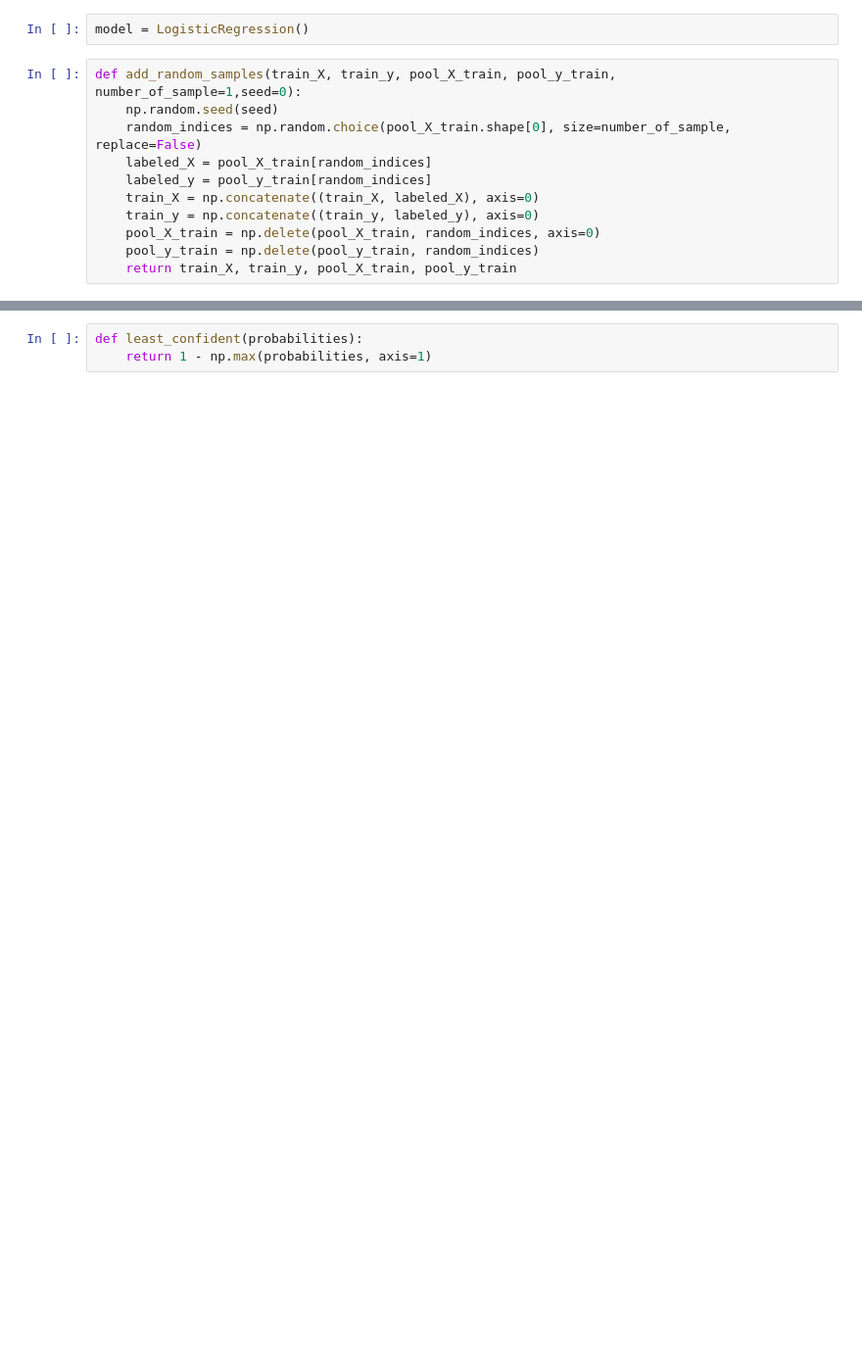
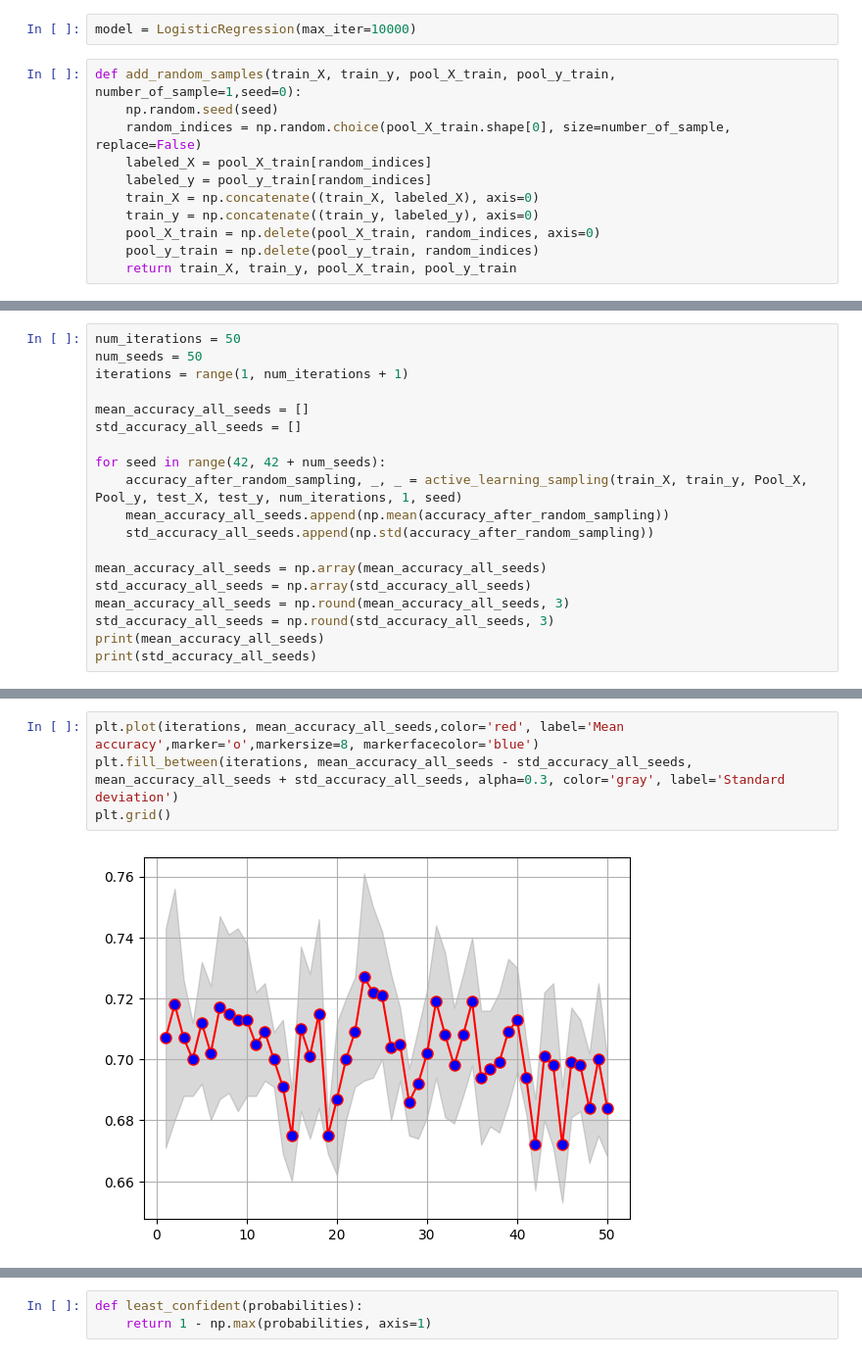
Before and after one commit to rishabh-mondal/active-learning, a Jupyter notebook: aL_mnist.ipynb, the cells around one changed output, grey strips where cells are left out. Shown at 98% size. Drawn from its saved outputs; the diff is of its cells as text; blank space fills up the shorter version.

```diff
--- a/aL_mnist.ipynb
+++ b/aL_mnist.ipynb
@@ -20,7 +21,7 @@ print(train_pool_X.shape, train_X.shape, test_X.shape, Pool_X.shape)
 # %% [output]
 (60000, 784) (50, 784) (10000, 784) (59950, 784)
 # %%
-model = LogisticRegression()
+model = LogisticRegression(max_iter=10000)
 # %%
 def add_random_samples(train_X, train_y, pool_X_train, pool_y_train, number_of_sample=1,seed=0):
     np.random.seed(seed)
@@ -155,0 +51,19 @@ plot_mean_and_std(mean_accuracy, std_accuracy)
+# %%
+num_iterations = 50
+num_seeds = 50
+iterations = range(1, num_iterations + 1)
+
+mean_accuracy_all_seeds = []
+std_accuracy_all_seeds = []
+
+for seed in range(42, 42 + num_seeds):
+    accuracy_after_random_sampling, _, _ = active_learning_sampling(train_X, train_y, Pool_X, Pool_y, test_X, test_y, num_iterations, 1, seed)
+    mean_accuracy_all_seeds.append(np.mean(accuracy_after_random_sampling))
+    std_accuracy_all_seeds.append(np.std(accuracy_after_random_sampling))
+
+mean_accuracy_all_seeds = np.array(mean_accuracy_all_seeds)
+std_accuracy_all_seeds = np.array(std_accuracy_all_seeds)
+mean_accuracy_all_seeds = np.round(mean_accuracy_all_seeds, 3)
+std_accuracy_all_seeds = np.round(std_accuracy_all_seeds, 3)
+print(mean_accuracy_all_seeds)
+print(std_accuracy_all_seeds)
@@ -155,0 +81,6 @@ plot_mean_and_std(mean_accuracy, std_accuracy)
+# %%
+plt.plot(iterations, mean_accuracy_all_seeds,color='red', label='Mean accuracy',marker='o',markersize=8, markerfacecolor='blue')
+plt.fill_between(iterations, mean_accuracy_all_seeds - std_accuracy_all_seeds, mean_accuracy_all_seeds + std_accuracy_all_seeds, alpha=0.3, color='gray', label='Standard deviation')
+plt.grid()
+# %% [output]
+[figure, added]
```
Also changed, not shown: parts of 20 cells of this notebook.
